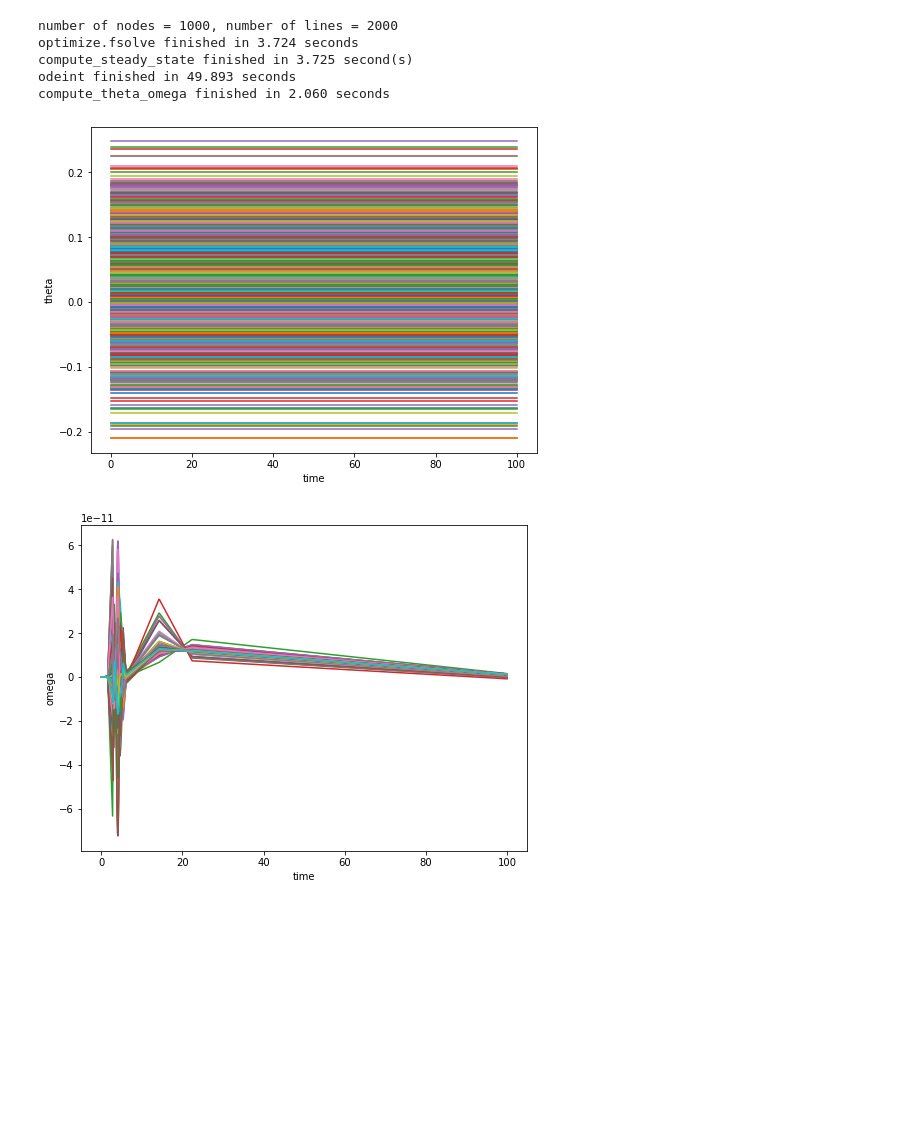
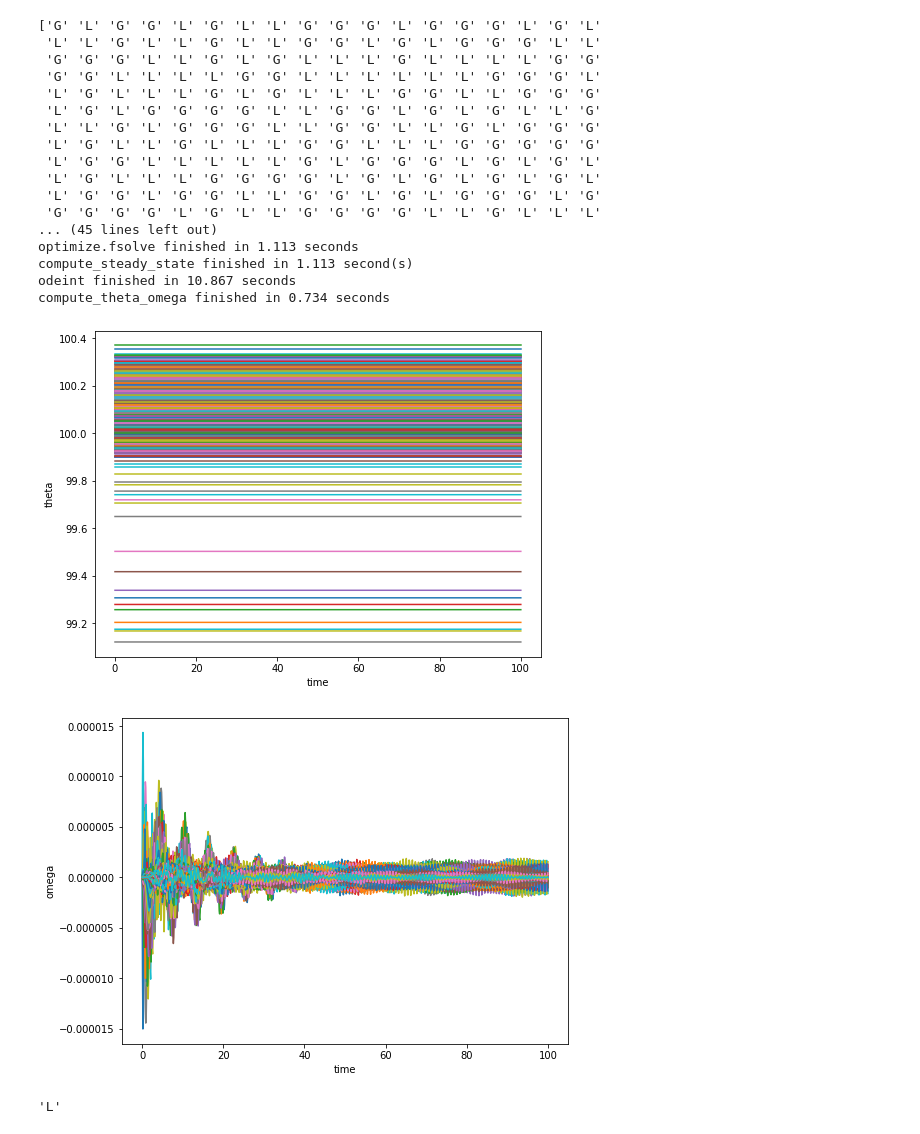
Before and after one commit to sumanacharyya/PG_Dynamics_SS, a Jupyter notebook: main.ipynb, the cells around one changed output. Cells and saved outputs as stored; diff of their text form; code cells hidden in the pictures; blank space fills up the shorter version.

```diff
--- a/main.ipynb
+++ b/main.ipynb
@@ -37,7 +37,8 @@ if __name__ == "__main__":
     PGmax = 1.1*pgen
     PGmin = 0.9*pgen
     gamma = 0.1
-    gen_idx, load_idx, power = assign_gen_load_power(pgen, pload, ngen, nload, nbus)
+    gen_idx, load_idx, power, nodetype = assign_gen_load_power(pgen, pload, ngen, nload, nbus)
+    print(nodetype)
     #     power = np.zeros(nbus, dtype=float)
     #     g0 = nx.connected_watts_strogatz_graph(nbus, k, p, tries=100, seed=246)
     g0 = nx.watts_strogatz_graph(nbus, k=4, p=0.2, seed=246)
@@ -51,38 +52,56 @@ if __name__ == "__main__":
     adj = adj.toarray()
 #     bus_idx, line_idx = assign_bus_line_idx(nbus, nlines)
 
     # Compute Steady States Only
-    theta0 = np.zeros(nbus)
+#     theta0 = np.zeros(nbus)
+#     theta = np.ones(nbus)
+    theta0 = np.full((nbus,),100)
     start = time.perf_counter()
     ss_theta = compute_steady_states(g0, power, K, nbus, theta0)
     finish = time.perf_counter()
     print(f'compute_steady_state finished in {round(finish - start, 3)} second(s)')
 
     # Testing Steady States
     y0 = np.zeros(nbus*d)
     for i in range(nbus):
         y0[i*d+0] = ss_theta[i]
     ti = 0.0; tf = 100.0; tint = 1001
     tspan, sol = solve_dynamics(g0, y0, power, gamma, K, nbus, d, ti, tf, tint)
     start = time.perf_counter()
     theta, omega = compute_theta_omega(sol, nbus, d)
     finish = time.perf_counter()
     print(f'compute_theta_omega finished in {(finish-start):.3f} seconds')
     fig1 = plt.figure(figsize = (8,6))
     plt.plot(tspan,theta,'-')
     plt.xlabel('time')
     plt.ylabel('theta')
     plt.show()
     fig2 = plt.figure(figsize = (8,6))
     plt.plot(tspan,omega,'-')
     plt.xlabel('time')
     plt.ylabel('omega')
     plt.show()
 # %% [output]
-number of nodes = 1000, number of lines = 2000
-optimize.fsolve finished in 3.724 seconds
-compute_steady_state finished in 3.725 second(s)
-odeint finished in 49.893 seconds
-compute_theta_omega finished in 2.060 seconds
+['G' 'L' 'G' 'G' 'L' 'G' 'L' 'L' 'G' 'G' 'G' 'L' 'G' 'G' 'G' 'L' 'G' 'L'
+ 'L' 'L' 'G' 'L' 'L' 'G' 'L' 'L' 'G' 'G' 'L' 'G' 'L' 'G' 'G' 'G' 'L' 'L'
+ 'G' 'G' 'G' 'L' 'L' 'G' 'L' 'G' 'L' 'L' 'L' 'G' 'L' 'L' 'L' 'L' 'G' 'G'
+ 'G' 'G' 'L' 'L' 'L' 'L' 'G' 'G' 'L' 'L' 'L' 'L' 'L' 'L' 'G' 'G' 'G' 'L'
+ 'L' 'G' 'L' 'L' 'L' 'G' 'L' 'G' 'L' 'L' 'L' 'G' 'G' 'L' 'L' 'G' 'G' 'G'
+ 'L' 'G' 'L' 'G' 'G' 'G' 'G' 'L' 'L' 'G' 'G' 'L' 'G' 'L' 'G' 'L' 'L' 'G'
+ 'L' 'L' 'G' 'L' 'G' 'G' 'G' 'L' 'L' 'G' 'G' 'L' 'L' 'G' 'L' 'G' 'G' 'G'
+ 'L' 'G' 'L' 'L' 'G' 'L' 'L' 'L' 'G' 'G' 'L' 'L' 'L' 'G' 'G' 'G' 'G' 'G'
+ 'L' 'G' 'G' 'L' 'L' 'L' 'L' 'L' 'G' 'L' 'G' 'G' 'G' 'L' 'G' 'L' 'G' 'L'
+ 'L' 'G' 'L' 'L' 'L' 'G' 'G' 'G' 'G' 'L' 'G' 'L' 'G' 'L' 'G' 'L' 'G' 'L'
+ 'L' 'G' 'G' 'L' 'G' 'G' 'L' 'L' 'G' 'G' 'L' 'G' 'L' 'G' 'G' 'G' 'L' 'G'
+ 'G' 'G' 'G' 'G' 'L' 'G' 'L' 'L' 'G' 'G' 'G' 'G' 'L' 'L' 'G' 'L' 'L' 'L'
+... (45 lines left out)
+optimize.fsolve finished in 1.113 seconds
+compute_steady_state finished in 1.113 second(s)
+odeint finished in 10.867 seconds
+compute_theta_omega finished in 0.734 seconds
-[figure, old version]
+[figure, new version]
-[figure, old version]
+[figure, new version]
+# %%
+nodetype[0]
+# %% [output]
+'L'
```
